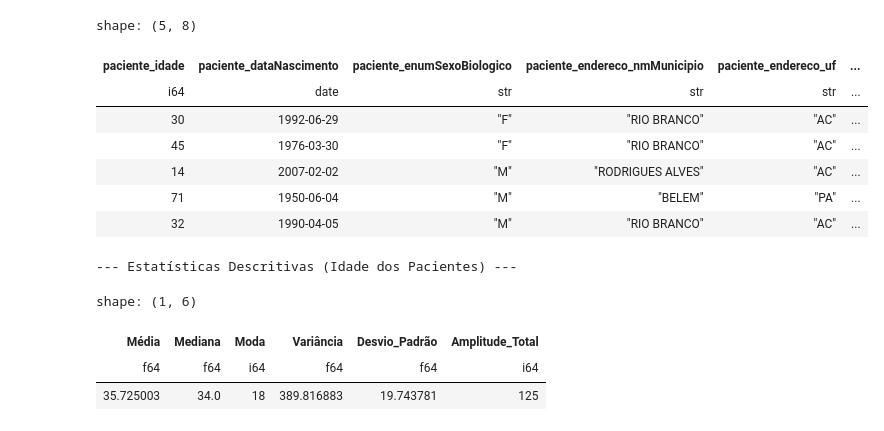
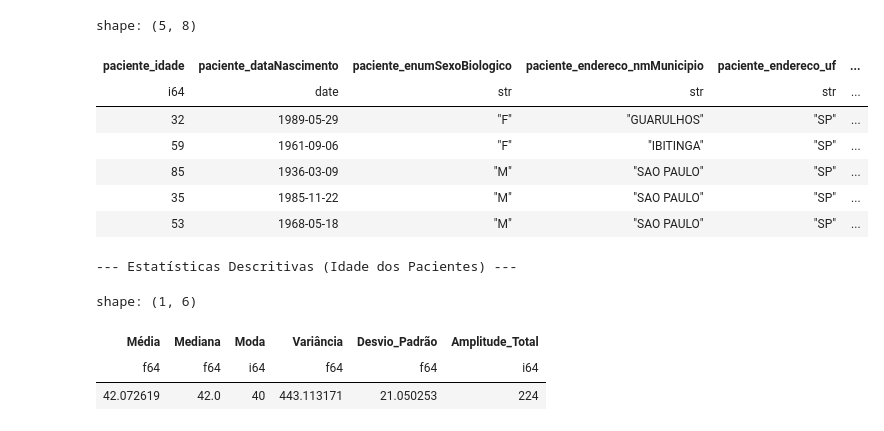
Before and after one commit to diogomedina-icloud/Analisededadosdiogo, a Jupyter notebook: UC2/projetopart2SP/Painel Estatístico.ipynb, the cells around one changed output. Drawn from its saved outputs; the diff is of its cells as text; code cells hidden in the pictures.

```diff
--- a/UC2/projetopart2SP/Painel Estatístico.ipynb
+++ b/UC2/projetopart2SP/Painel Estatístico.ipynb
@@ -5,35 +5,35 @@ import seaborn as sns
 # %%
 import polars as pl
 
 inicial = (
-    pl.scan_parquet(r"C:\Users\Usuario\OneDrive\Documentos\Covid_AC.parquet")
+    pl.scan_parquet(r"C:\Users\diogo.durao\Documents\covid_sp.parquet")
     .select([
         "paciente_idade",
         "paciente_dataNascimento",
         "paciente_enumSexoBiologico",
         "paciente_endereco_nmMunicipio",
         "paciente_endereco_uf",
         "vacina_dataAplicacao",
         "vacina_fabricante_nome",
         "vacina_nome"
     ])
     .with_columns(
         pl.col("paciente_idade").cast(pl.Int64, strict=False),
         pl.col("paciente_dataNascimento").str.to_date("%Y-%m-%d", strict=False),
         pl.col("vacina_dataAplicacao").str.to_date("%Y-%m-%d", strict=False)
     )
 )
 
 display(inicial.head(5).collect())
 # %% [output]
 shape: (5, 8)
 | paciente_idade | paciente_dataNascimento | paciente_enumSexoBiologico | paciente_endereco_nmMunicipio | paciente_endereco_uf | ... |
 | i64 | date | str | str | str | ... |
-| 30 | 1992-06-29 | "F" | "RIO BRANCO" | "AC" | ... |
-| 45 | 1976-03-30 | "F" | "RIO BRANCO" | "AC" | ... |
-| 14 | 2007-02-02 | "M" | "RODRIGUES ALVES" | "AC" | ... |
-| 71 | 1950-06-04 | "M" | "BELEM" | "PA" | ... |
-| 32 | 1990-04-05 | "M" | "RIO BRANCO" | "AC" | ... |
+| 32 | 1989-05-29 | "F" | "GUARULHOS" | "SP" | ... |
+| 59 | 1961-09-06 | "F" | "IBITINGA" | "SP" | ... |
+| 85 | 1936-03-09 | "M" | "SAO PAULO" | "SP" | ... |
+| 35 | 1985-11-22 | "M" | "SAO PAULO" | "SP" | ... |
+| 53 | 1968-05-18 | "M" | "SAO PAULO" | "SP" | ... |
 # %%
 """Métricas: Média, Mediana, Moda, Variância, Desvio Padrão, Amplitude"""
 
@@ -64,4 +64,4 @@ display(metricas1)
 shape: (1, 6)
 | Média | Mediana | Moda | Variância | Desvio_Padrão | Amplitude_Total |
 | f64 | f64 | i64 | f64 | f64 | i64 |
-| 35.725003 | 34.0 | 18 | 389.816883 | 19.743781 | 125 |
+| 42.072619 | 42.0 | 40 | 443.113171 | 21.050253 | 224 |
```
Also changed, not shown: parts of 6 cells of this notebook, 6 other files.
